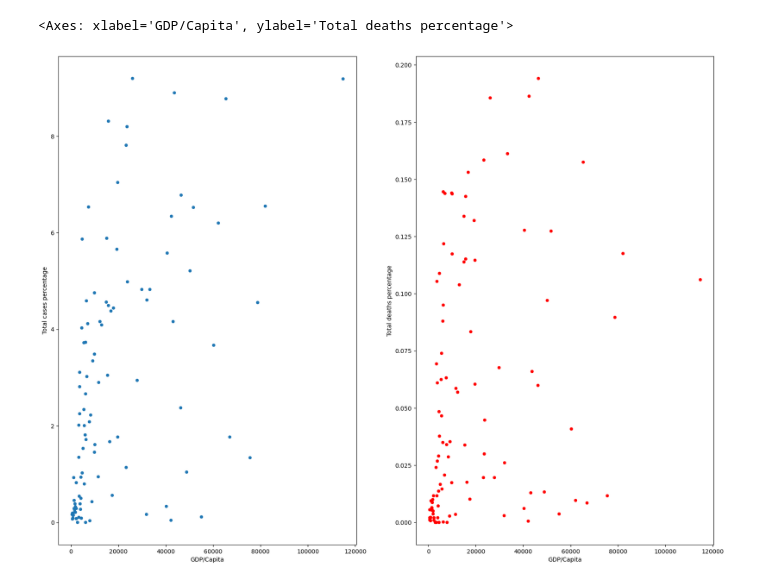
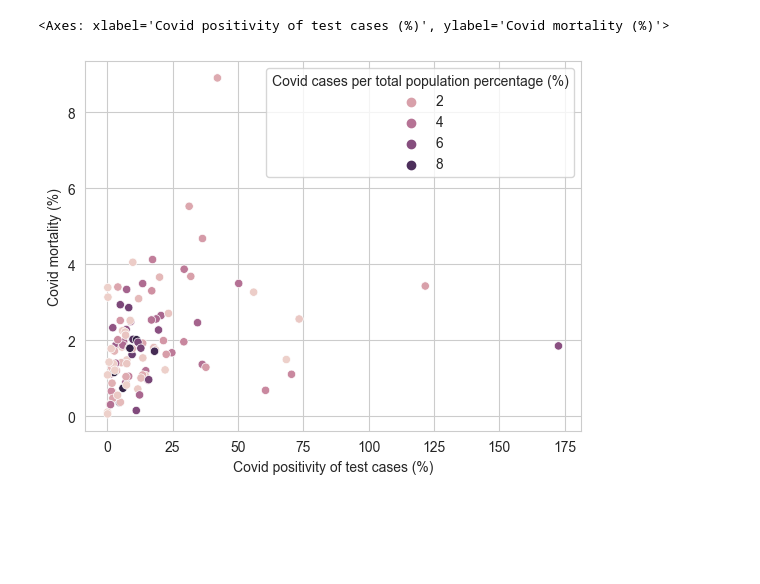
Before and after one commit to Andreas-Ts/Data-Mining-Project-Covid, a Jupyter notebook: Main.ipynb, the cells around one changed output. Saved outputs shown, nothing was run; the diff lists cells and outputs as text; code cells hidden in the pictures; blank space fills up the shorter version.

```diff
--- a/Main.ipynb
+++ b/Main.ipynb
@@ -312,3 +229,5 @@ countries_stats['Total deaths']= total_deaths
 # %%
-countries_stats['Total cases percentage']=countries_stats['Total cases']/countries_stats['Population']*100
-countries_stats['Total deaths percentage']=countries_stats['Total deaths']/countries_stats['Population']*100
+
+countries_stats['Total deaths per total population percentage (%)']=countries_stats['Total deaths']/countries_stats['Population']*100
+countries_stats['Total tests per total population percentage (%)']=countries_stats['Total tests']/countries_stats['Population']*100
+countries_stats['Covid cases per total population percentage (%)']=countries_stats['Total cases']/countries_stats['Population']*100
@@ -356,0 +234,4 @@ countries_stats.sort_values(by='Mean daily tests',ascending=False)
+# %%
+countries_stats['Covid positivity of test cases (%)']=countries_stats['Total cases']/countries_stats['Total tests']*100
+# %%
+countries_stats['Covid mortality (%)']=countries_stats['Total deaths']/countries_stats['Total cases']*100
@@ -357,8 +268,11 @@ countries_stats.sort_values(by='Mean daily tests',ascending=False)
+# %%
+sns.set_style('whitegrid')
 # %%
-fig, axes = plt.subplots(figsize=(20, 15),ncols=2 )
-column='GDP/Capita'
-countries_stats.plot(x =column, y ='Total cases percentage',ax=axes[0],kind='scatter')
-countries_stats.plot(x =column, y ='Total deaths percentage',c='red',ax=axes[1],kind='scatter')
+x_column='Covid positivity of test cases (%)'
+y_column='Covid mortality (%)'
+plot_data=countries_stats.drop(countries_stats[x_column].idxmax())
+#plot_data=plot_data.drop(plot_data[y_column].idxmax()) #Use this to delete Mexico for plot visualization, in order to see in more detail the rest of the data
+sns.scatterplot(data=plot_data,x=x_column,y=y_column,hue='Covid cases per total population percentage (%)')
 # %% [output]
-<Axes: xlabel='GDP/Capita', ylabel='Total deaths percentage'>
+<Axes: xlabel='Covid positivity of test cases (%)', ylabel='Covid mortality (%)'>
-[figure, old version]
+[figure, new version]
```
Also changed, not shown: parts of 38 cells of this notebook.
